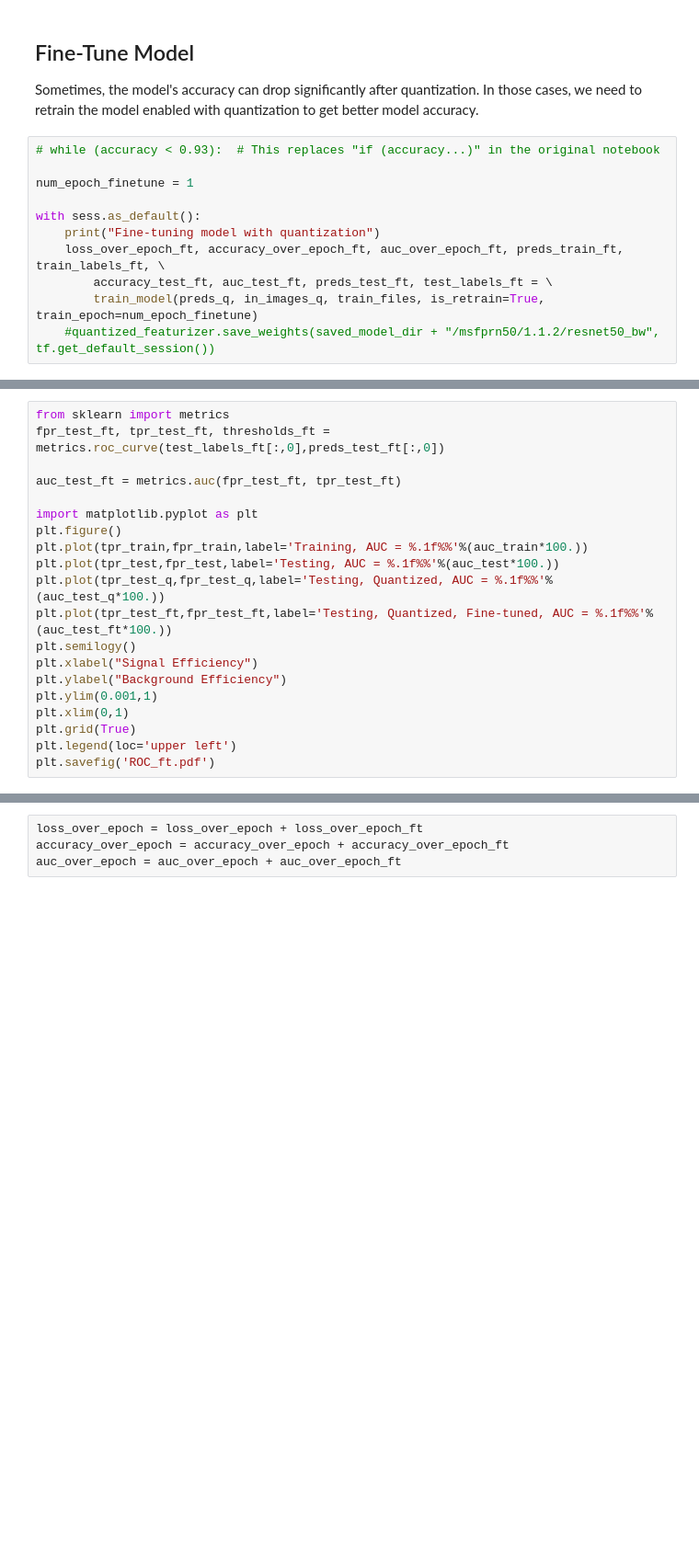
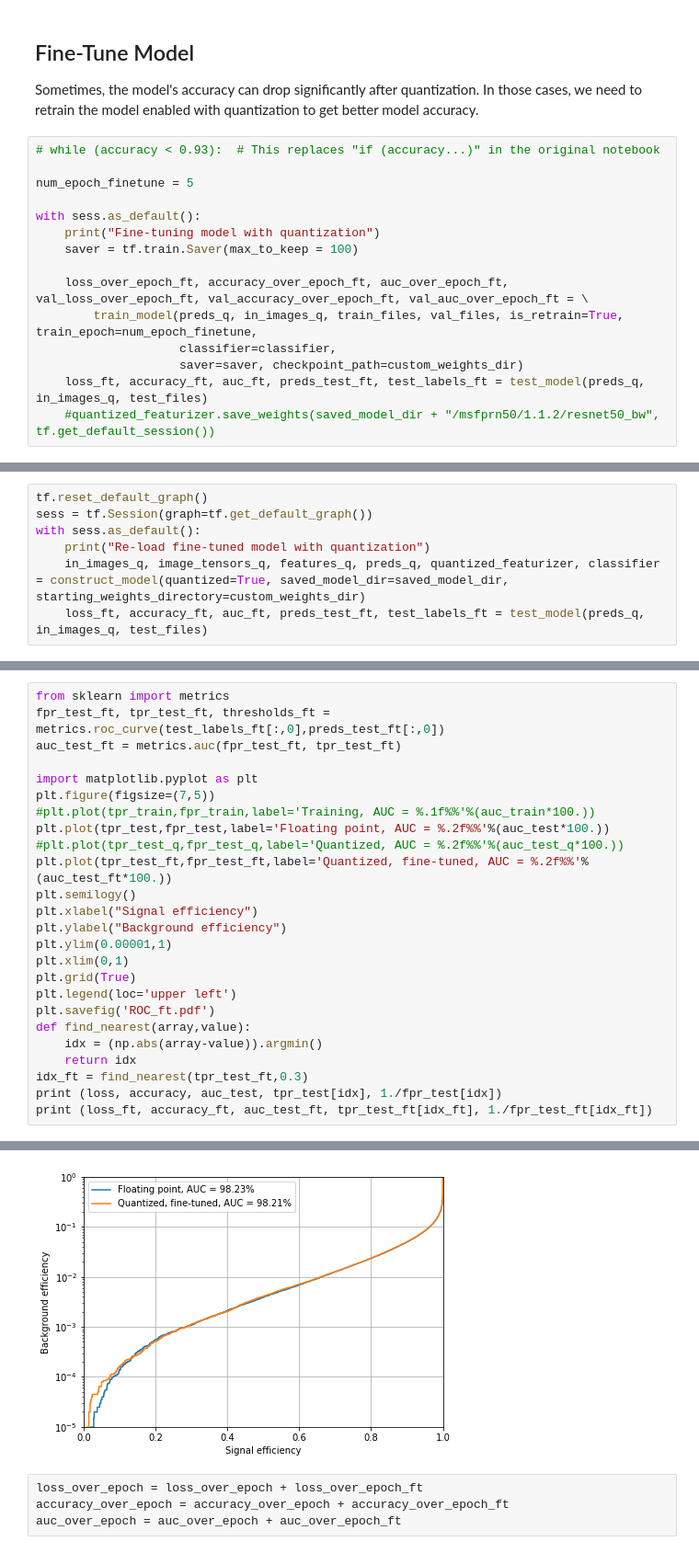
Before and after one commit to davidho27941/MachineLearningNotebooks, a Jupyter notebook: project-brainwave/project-brainwave-custom-weights-retrain-fulldataset.ipynb, the cells around one changed output, grey strips where cells are left out. Shown at 92% size. Saved outputs shown, nothing was run; the diff lists cells and outputs as text; blank space fills up the shorter version.

```diff
--- a/project-brainwave/project-brainwave-custom-weights-retrain-fulldataset.ipynb
+++ b/project-brainwave/project-brainwave-custom-weights-retrain-fulldataset.ipynb
@@ -262,11 +361,15 @@ Sometimes, the model's accuracy can drop significantly after quantization. In th
 # %%
 # while (accuracy < 0.93):  # This replaces "if (accuracy...)" in the original notebook
 
-num_epoch_finetune = 1
+num_epoch_finetune = 5
 
 with sess.as_default():
     print("Fine-tuning model with quantization")
-    loss_over_epoch_ft, accuracy_over_epoch_ft, auc_over_epoch_ft, preds_train_ft, train_labels_ft, \
-        accuracy_test_ft, auc_test_ft, preds_test_ft, test_labels_ft = \
-        train_model(preds_q, in_images_q, train_files, is_retrain=True, train_epoch=num_epoch_finetune)
+    saver = tf.train.Saver(max_to_keep = 100)
+
+    loss_over_epoch_ft, accuracy_over_epoch_ft, auc_over_epoch_ft, val_loss_over_epoch_ft, val_accuracy_over_epoch_ft, val_auc_over_epoch_ft = \
+        train_model(preds_q, in_images_q, train_files, val_files, is_retrain=True, train_epoch=num_epoch_finetune,
+                    classifier=classifier,
+                    saver=saver, checkpoint_path=custom_weights_dir)
+    loss_ft, accuracy_ft, auc_ft, preds_test_ft, test_labels_ft = test_model(preds_q, in_images_q, test_files)
     #quantized_featurizer.save_weights(saved_model_dir + "/msfprn50/1.1.2/resnet50_bw", tf.get_default_session())
@@ -272,0 +428,7 @@ with sess.as_default():
+# %%
+tf.reset_default_graph()
+sess = tf.Session(graph=tf.get_default_graph())
+with sess.as_default():
+    print("Re-load fine-tuned model with quantization")
+    in_images_q, image_tensors_q, features_q, preds_q, quantized_featurizer, classifier = construct_model(quantized=True, saved_model_dir=saved_model_dir, starting_weights_directory=custom_weights_dir)
+    loss_ft, accuracy_ft, auc_ft, preds_test_ft, test_labels_ft = test_model(preds_q, in_images_q, test_files)
@@ -273,20 +444,26 @@ with sess.as_default():
 # %%
 from sklearn import metrics
 fpr_test_ft, tpr_test_ft, thresholds_ft = metrics.roc_curve(test_labels_ft[:,0],preds_test_ft[:,0])
-
 auc_test_ft = metrics.auc(fpr_test_ft, tpr_test_ft)
 
 import matplotlib.pyplot as plt
-plt.figure()
-plt.plot(tpr_train,fpr_train,label='Training, AUC = %.1f%%'%(auc_train*100.))
-plt.plot(tpr_test,fpr_test,label='Testing, AUC = %.1f%%'%(auc_test*100.))
-plt.plot(tpr_test_q,fpr_test_q,label='Testing, Quantized, AUC = %.1f%%'%(auc_test_q*100.))
-plt.plot(tpr_test_ft,fpr_test_ft,label='Testing, Quantized, Fine-tuned, AUC = %.1f%%'%(auc_test_ft*100.))
+plt.figure(figsize=(7,5))
+#plt.plot(tpr_train,fpr_train,label='Training, AUC = %.1f%%'%(auc_train*100.))
+plt.plot(tpr_test,fpr_test,label='Floating point, AUC = %.2f%%'%(auc_test*100.))
+#plt.plot(tpr_test_q,fpr_test_q,label='Quantized, AUC = %.2f%%'%(auc_test_q*100.))
+plt.plot(tpr_test_ft,fpr_test_ft,label='Quantized, fine-tuned, AUC = %.2f%%'%(auc_test_ft*100.))
 plt.semilogy()
-plt.xlabel("Signal Efficiency")
-plt.ylabel("Background Efficiency")
-plt.ylim(0.001,1)
+plt.xlabel("Signal efficiency")
+plt.ylabel("Background efficiency")
+plt.ylim(0.00001,1)
 plt.xlim(0,1)
 plt.grid(True)
 plt.legend(loc='upper left')
 plt.savefig('ROC_ft.pdf')
+def find_nearest(array,value):
+    idx = (np.abs(array-value)).argmin()
+    return idx
+idx_ft = find_nearest(tpr_test_ft,0.3)
+print (loss, accuracy, auc_test, tpr_test[idx], 1./fpr_test[idx])
+print (loss_ft, accuracy_ft, auc_test_ft, tpr_test_ft[idx_ft], 1./fpr_test_ft[idx_ft])
+# %% [output]
@@ -293,3 +472,4 @@ plt.savefig('ROC_ft.pdf')
+[figure, added]
 # %%
 loss_over_epoch = loss_over_epoch + loss_over_epoch_ft
 accuracy_over_epoch = accuracy_over_epoch + accuracy_over_epoch_ft
```
Also changed, not shown: parts of 12 cells of this notebook, 2 other files.
